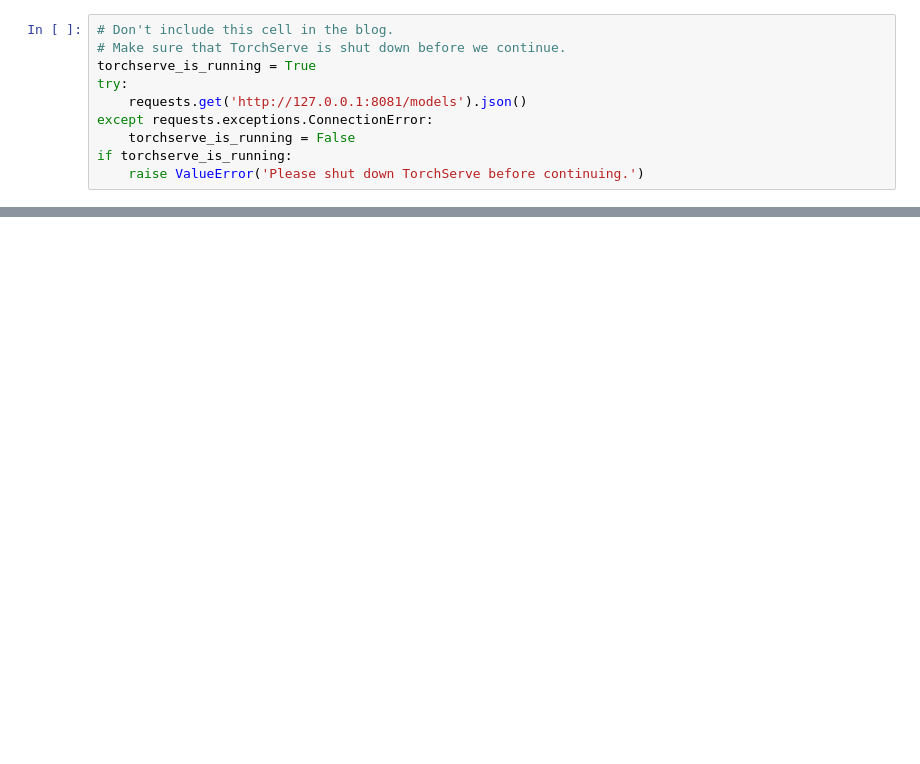
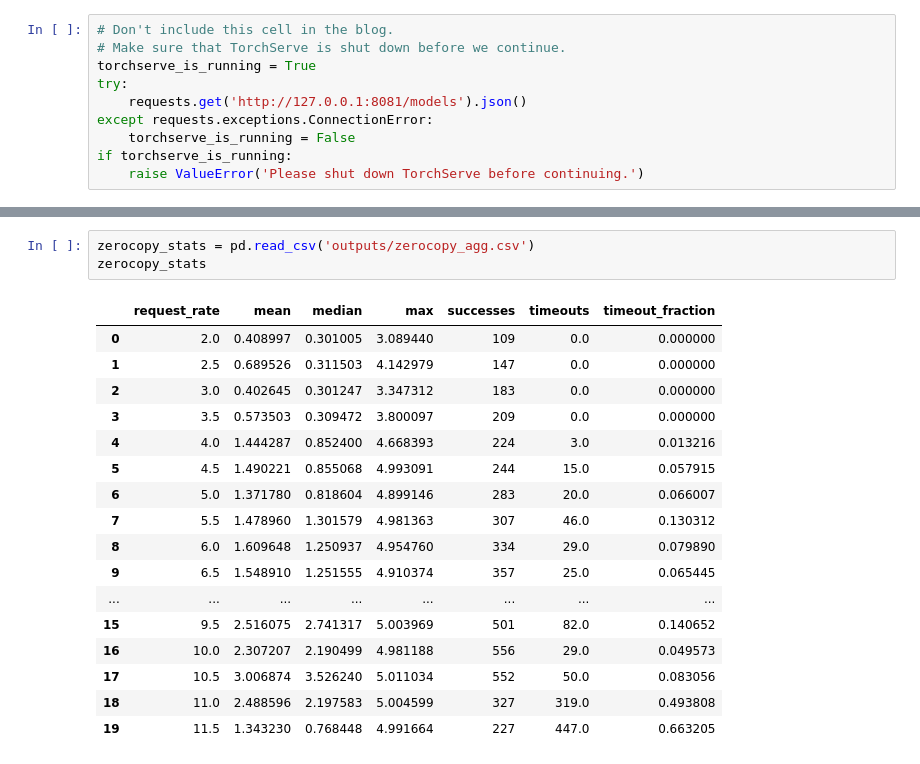
Before and after one commit to project-codeflare/zero-copy-model-loading, a Jupyter notebook: notebooks/benchmark/benchmark.ipynb, the cells around one changed output, grey strips where cells are left out. Saved outputs shown, nothing was run; the diff lists cells and outputs as text; blank space fills up the shorter version.

```diff
--- a/notebooks/benchmark/benchmark.ipynb
+++ b/notebooks/benchmark/benchmark.ipynb
@@ -886,3 +692,24 @@ zerocopy_stats
+# %%
+zerocopy_stats = pd.read_csv('outputs/zerocopy_agg.csv')
+zerocopy_stats
+# %% [output]
+|  | request_rate | mean | median | max | successes | timeouts | timeout_fraction |
+| 0 | 2.0 | 0.408997 | 0.301005 | 3.089440 | 109 | 0.0 | 0.000000 |
+| 1 | 2.5 | 0.689526 | 0.311503 | 4.142979 | 147 | 0.0 | 0.000000 |
+| 2 | 3.0 | 0.402645 | 0.301247 | 3.347312 | 183 | 0.0 | 0.000000 |
+| 3 | 3.5 | 0.573503 | 0.309472 | 3.800097 | 209 | 0.0 | 0.000000 |
+| 4 | 4.0 | 1.444287 | 0.852400 | 4.668393 | 224 | 3.0 | 0.013216 |
+| 5 | 4.5 | 1.490221 | 0.855068 | 4.993091 | 244 | 15.0 | 0.057915 |
+| 6 | 5.0 | 1.371780 | 0.818604 | 4.899146 | 283 | 20.0 | 0.066007 |
+| 7 | 5.5 | 1.478960 | 1.301579 | 4.981363 | 307 | 46.0 | 0.130312 |
+| 8 | 6.0 | 1.609648 | 1.250937 | 4.954760 | 334 | 29.0 | 0.079890 |
+| 9 | 6.5 | 1.548910 | 1.251555 | 4.910374 | 357 | 25.0 | 0.065445 |
+| ... | ... | ... | ... | ... | ... | ... | ... |
+| 15 | 9.5 | 2.516075 | 2.741317 | 5.003969 | 501 | 82.0 | 0.140652 |
+| 16 | 10.0 | 2.307207 | 2.190499 | 4.981188 | 556 | 29.0 | 0.049573 |
+| 17 | 10.5 | 3.006874 | 3.526240 | 5.011034 | 552 | 50.0 | 0.083056 |
+| 18 | 11.0 | 2.488596 | 2.197583 | 5.004599 | 327 | 319.0 | 0.493808 |
+| 19 | 11.5 | 1.343230 | 0.768448 | 4.991664 | 227 | 447.0 | 0.663205 |
 # %%
 # Plot the two sets of results against each other.
 plt.rcParams.update({'font.size': 16})
```
Also changed, not shown: parts of 100 cells of this notebook, 8 other files.
